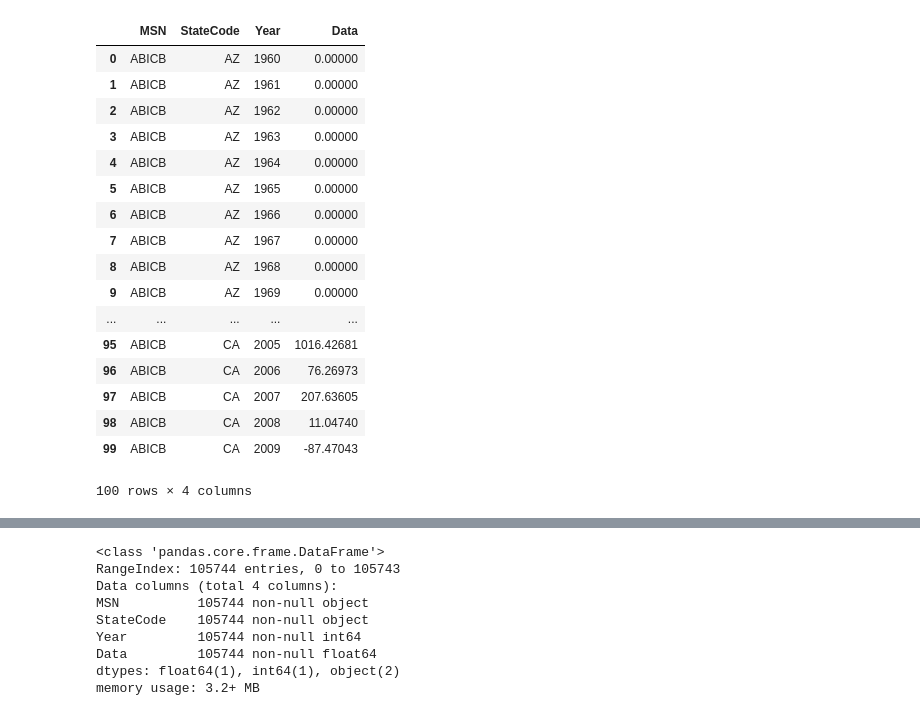
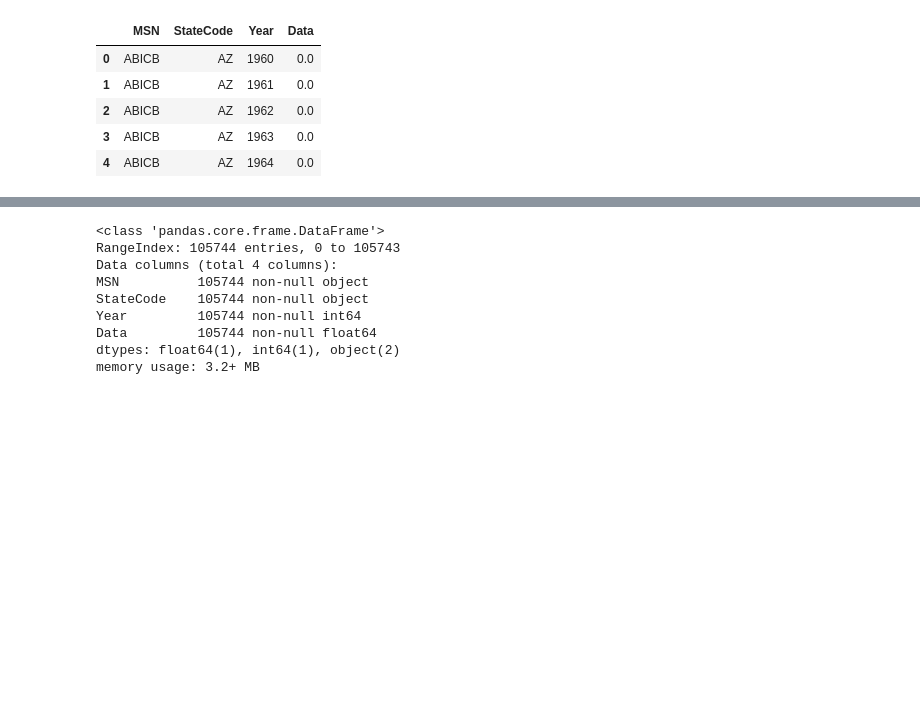
Before and after one commit to charmoniumQ/MCM-2018, a Jupyter notebook: MCM-Data-Analysis.ipynb, the cells around one changed output, grey strips where cells are left out. Drawn from its saved outputs; the diff is of its cells as text; code cells hidden in the pictures; blank space fills up the shorter version.

```diff
--- a/MCM-Data-Analysis.ipynb
+++ b/MCM-Data-Analysis.ipynb
@@ -7,24 +7,12 @@ xls = pd.ExcelFile('ProblemCData.xlsx')
 energy_data = pd.read_excel(xls, 'seseds')
 variables = pd.read_excel(xls, 'msncodes')
 # %%
-energy_data.head(100)
+energy_data.head()
 # %% [output]
 |  | MSN | StateCode | Year | Data |
-| 0 | ABICB | AZ | 1960 | 0.00000 |
-| 1 | ABICB | AZ | 1961 | 0.00000 |
-| 2 | ABICB | AZ | 1962 | 0.00000 |
-| 3 | ABICB | AZ | 1963 | 0.00000 |
-| 4 | ABICB | AZ | 1964 | 0.00000 |
-| 5 | ABICB | AZ | 1965 | 0.00000 |
-| 6 | ABICB | AZ | 1966 | 0.00000 |
-| 7 | ABICB | AZ | 1967 | 0.00000 |
-| 8 | ABICB | AZ | 1968 | 0.00000 |
-| 9 | ABICB | AZ | 1969 | 0.00000 |
-| ... | ... | ... | ... | ... |
-| 95 | ABICB | CA | 2005 | 1016.42681 |
-| 96 | ABICB | CA | 2006 | 76.26973 |
-| 97 | ABICB | CA | 2007 | 207.63605 |
-| 98 | ABICB | CA | 2008 | 11.04740 |
-| 99 | ABICB | CA | 2009 | -87.47043 |
+| 0 | ABICB | AZ | 1960 | 0.0 |
+| 1 | ABICB | AZ | 1961 | 0.0 |
+| 2 | ABICB | AZ | 1962 | 0.0 |
+| 3 | ABICB | AZ | 1963 | 0.0 |
+| 4 | ABICB | AZ | 1964 | 0.0 |
-100 rows × 4 columns
 # %%
```
Also changed, not shown: parts of 5 cells of this notebook.
